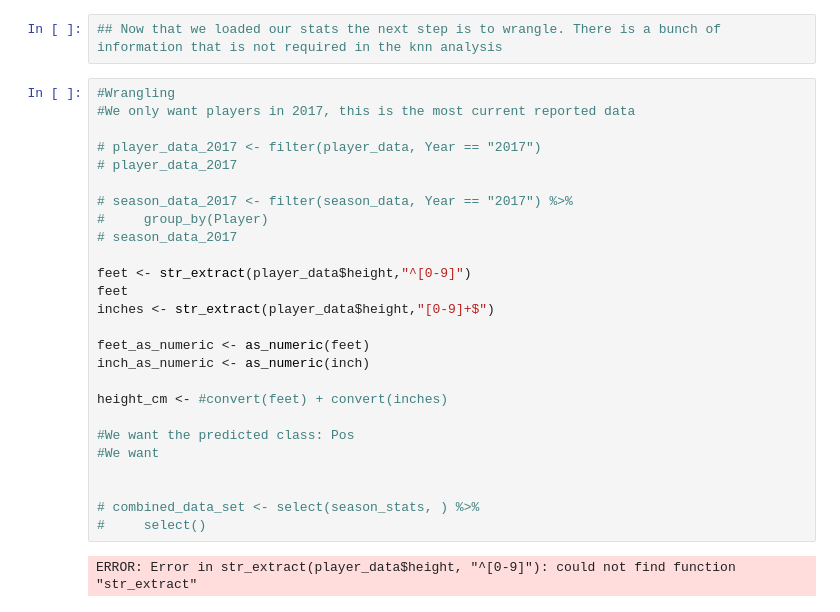
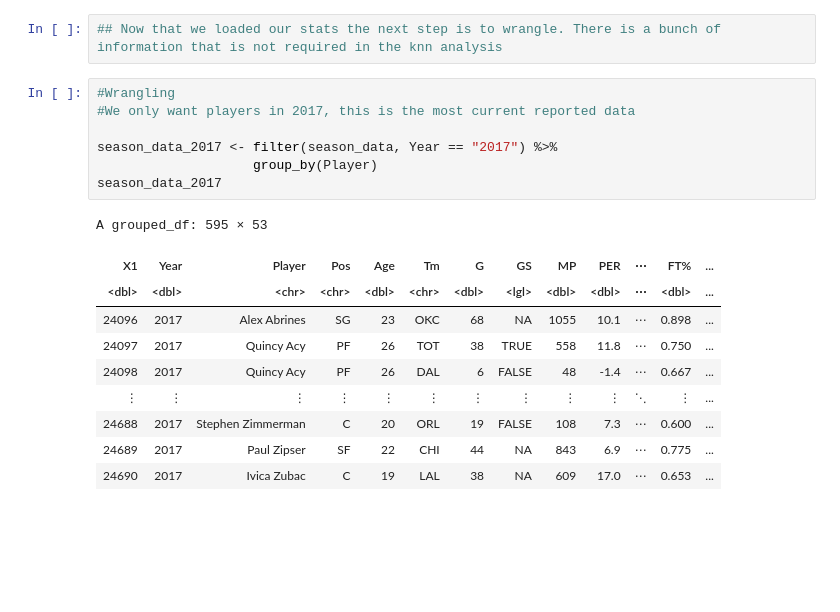
Before and after one commit to Knight-Oikos/Basketball-Player-Identification-Classification, a Jupyter notebook: BasketballPlayerKNN.ipynb, the cells around one changed output. Cells and saved outputs as stored; diff of their text form; blank space fills up the shorter version.

```diff
--- a/BasketballPlayerKNN.ipynb
+++ b/BasketballPlayerKNN.ipynb
@@ -43,31 +100,21 @@ season_stats
 # %%
 #Wrangling
 #We only want players in 2017, this is the most current reported data
 
-# player_data_2017 <- filter(player_data, Year == "2017")
-# player_data_2017
-
-# season_data_2017 <- filter(season_data, Year == "2017") %>%
-#     group_by(Player)
-# season_data_2017
-
-feet <- str_extract(player_data$height,"^[0-9]")
-feet
-inches <- str_extract(player_data$height,"[0-9]+$")
-
-feet_as_numeric <- as_numeric(feet)
-inch_as_numeric <- as_numeric(inch)
-
-height_cm <- #convert(feet) + convert(inches)
-
-#We want the predicted class: Pos
-#We want
-
-
-# combined_data_set <- select(season_stats, ) %>%
-#     select()
+season_data_2017 <- filter(season_data, Year == "2017") %>%
+                    group_by(Player)
+season_data_2017
 # %% [output]
-ERROR: Error in str_extract(player_data$height, "^[0-9]"): could not find function "str_extract"
+A grouped_df: 595 × 53
+| X1 | Year | Player | Pos | Age | Tm | G | GS | MP | PER | ⋯ | FT% | ... |
+| <dbl> | <dbl> | <chr> | <chr> | <dbl> | <chr> | <dbl> | <lgl> | <dbl> | <dbl> | ⋯ | <dbl> | ... |
+| 24096 | 2017 | Alex Abrines | SG | 23 | OKC | 68 | NA | 1055 | 10.1 | ⋯ | 0.898 | ... |
+| 24097 | 2017 | Quincy Acy | PF | 26 | TOT | 38 | TRUE | 558 | 11.8 | ⋯ | 0.750 | ... |
+| 24098 | 2017 | Quincy Acy | PF | 26 | DAL | 6 | FALSE | 48 | -1.4 | ⋯ | 0.667 | ... |
+| ⋮ | ⋮ | ⋮ | ⋮ | ⋮ | ⋮ | ⋮ | ⋮ | ⋮ | ⋮ | ⋱ | ⋮ | ... |
+| 24688 | 2017 | Stephen Zimmerman | C | 20 | ORL | 19 | FALSE | 108 | 7.3 | ⋯ | 0.600 | ... |
+| 24689 | 2017 | Paul Zipser | SF | 22 | CHI | 44 | NA | 843 | 6.9 | ⋯ | 0.775 | ... |
+| 24690 | 2017 | Ivica Zubac | C | 19 | LAL | 38 | NA | 609 | 17.0 | ⋯ | 0.653 | ... |
 # %%
 #convert wanted parameters to class
 season_data_2017 <- season_data_2017 %>%
```
Also changed, not shown: parts of 16 cells of this notebook.
